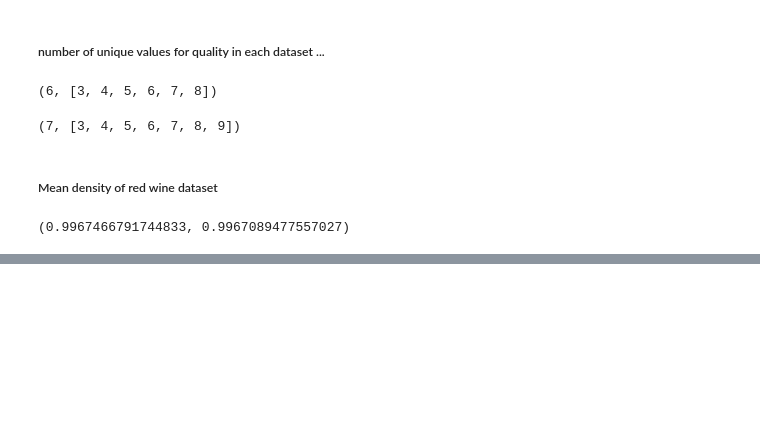
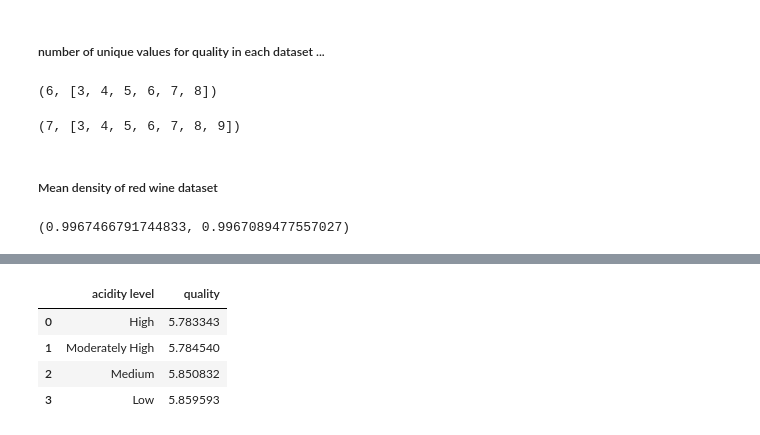
Before and after one commit to PadmarajBhat/DataAnalyst-1, a Jupyter notebook: The Data Analysis Process/Data Analysis Process Notes.ipynb, the cells around one changed output, grey strips where cells are left out. Drawn from its saved outputs; the diff is of its cells as text; code cells hidden in the pictures; blank space fills up the shorter version.

```diff
--- a/The Data Analysis Process/Data Analysis Process Notes.ipynb
+++ b/The Data Analysis Process/Data Analysis Process Notes.ipynb
@@ -262,0 +353,4 @@ df_red.density.mean(), df_red.drop_duplicates().density.mean()
+# %%
+ph_quartiles= df.pH.describe()
+bin_edges=[ph_quartiles['min'],ph_quartiles['25%'],ph_quartiles['50%'],ph_quartiles['75%'],ph_quartiles['max']]
+bin_edges
@@ -262,0 +359,3 @@ df_red.density.mean(), df_red.drop_duplicates().density.mean()
+# %%
+df['acidity level'] = pd.cut(df.pH,bin_edges,labels=['High', 'Moderately High', 'Medium', 'Low'])
+df.head()
@@ -262,0 +369,8 @@ df_red.density.mean(), df_red.drop_duplicates().density.mean()
+# %%
+df.groupby('acidity level', as_index=False)['quality'].mean()
+# %% [output]
+|  | acidity level | quality |
+| 0 | High | 5.783343 |
+| 1 | Moderately High | 5.784540 |
+| 2 | Medium | 5.850832 |
+| 3 | Low | 5.859593 |
```
Also changed, not shown: parts of 20 cells of this notebook.
